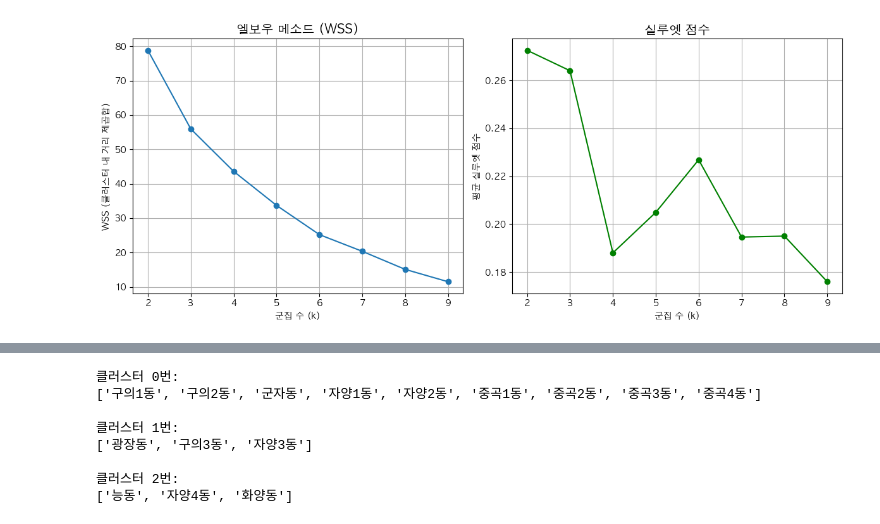
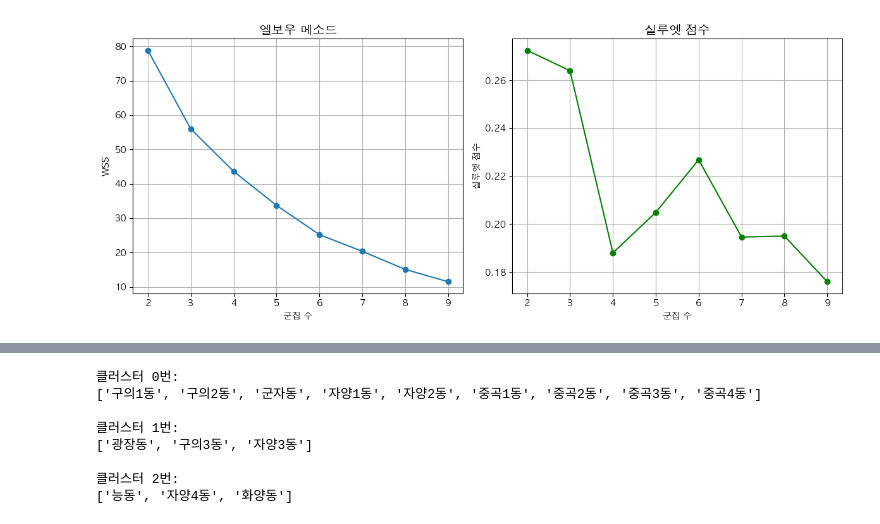
Before and after one commit to leesk0007/ClassBTeamD, a Jupyter notebook: code/Clustering_result.ipynb, the cells around one changed output, grey strips where cells are left out. Drawn from its saved outputs; the diff is of its cells as text; code cells hidden in the pictures.

```diff
--- a/code/Clustering_result.ipynb
+++ b/code/Clustering_result.ipynb
@@ -28,7 +28,7 @@ plt.rcParams['axes.unicode_minus'] = False
 df = pd.read_csv('data_for_clustering.csv')
 
 # 변수 목록
-feature_cols = [
+data = [
     '평균 상가 임대료', '월_평균_소득_금액',
     '출생현황(16~25)', '연령별 등록 인구 (0~9세)',
     'Cctv 개수', '어린이집 개수',
@@ -36,9 +36,9 @@ feature_cols = [
 ]
 # %%
 # 표준화
-scaler = StandardScaler()
-scaled_features = scaler.fit_transform(df[feature_cols])
-scaled_df = pd.DataFrame(scaled_features, columns=feature_cols)
+scal = StandardScaler()
+scaled_data = scal.fit_transform(df[data])
+scaled_df = pd.DataFrame(scaled_data, columns=data)
 scaled_df['행정구역'] = df['행정구역']
 scaled_df
 # %% [output]
@@ -131,40 +122,40 @@ KMeans 실루엣 점수: 0.28204328854357114
 [figure]
 # %%
 # 1. 군집 수 최적화: 엘보우 메소드 & 실루엣 점수 확인
-wss = []  # Within-Cluster-Sum-of-Squares 저장
+arr = []  # Within-Cluster-Sum-of-Squares 저장
 silhouette_scores = []  # 실루엣 점수 저장
 K_range = range(2, 10)  # 군집 수 후보 (2~9)
 
 for k in K_range:
-    kmeans = KMeans(n_clusters=k, random_state=42, n_init=10)
-    labels = kmeans.fit_predict(scaled_df[feature_cols])
+    km = KMeans(n_clusters=k, random_state=42, n_init=10)
+    labels = km.fit_predict(scaled_df[data])
 
-    wss.append(kmeans.inertia_)  # inertia_ = 클러스터 내 제곱합
-    silhouette = silhouette_score(scaled_df[feature_cols], labels)
+    arr.append(km.inertia_)  # inertia_ = 클러스터 내 제곱합
+    silhouette = silhouette_score(scaled_df[data], labels)
     silhouette_scores.append(silhouette)
 
 # 2. 엘보우 메소드 시각화
 plt.figure(figsize=(12, 5))
 
 plt.subplot(1, 2, 1)
-plt.plot(K_range, wss, marker='o')
-plt.title('엘보우 메소드 (WSS)', fontsize=14)
-plt.xlabel('군집 수 (k)')
-plt.ylabel('WSS (클러스터 내 거리 제곱합)')
+plt.plot(K_range, arr, marker='o')
+plt.title('엘보우 메소드', fontsize=14)
+plt.xlabel('군집 수')
+plt.ylabel('WSS')
 plt.grid(True)
 
 # 3. 실루엣 점수 시각화
 plt.subplot(1, 2, 2)
 plt.plot(K_range, silhouette_scores, marker='o', color='green')
 plt.title('실루엣 점수', fontsize=14)
-plt.xlabel('군집 수 (k)')
-plt.ylabel('평균 실루엣 점수')
+plt.xlabel('군집 수')
+plt.ylabel('실루엣 점수')
 plt.grid(True)
 
 plt.tight_layout()
 plt.show()
 # %% [output]
-[figure, old version]
+[figure, new version]
 # %%
 # 군집 수 설정
 k = 3
```
Also changed, not shown: parts of 5 cells of this notebook, 1 other file.
